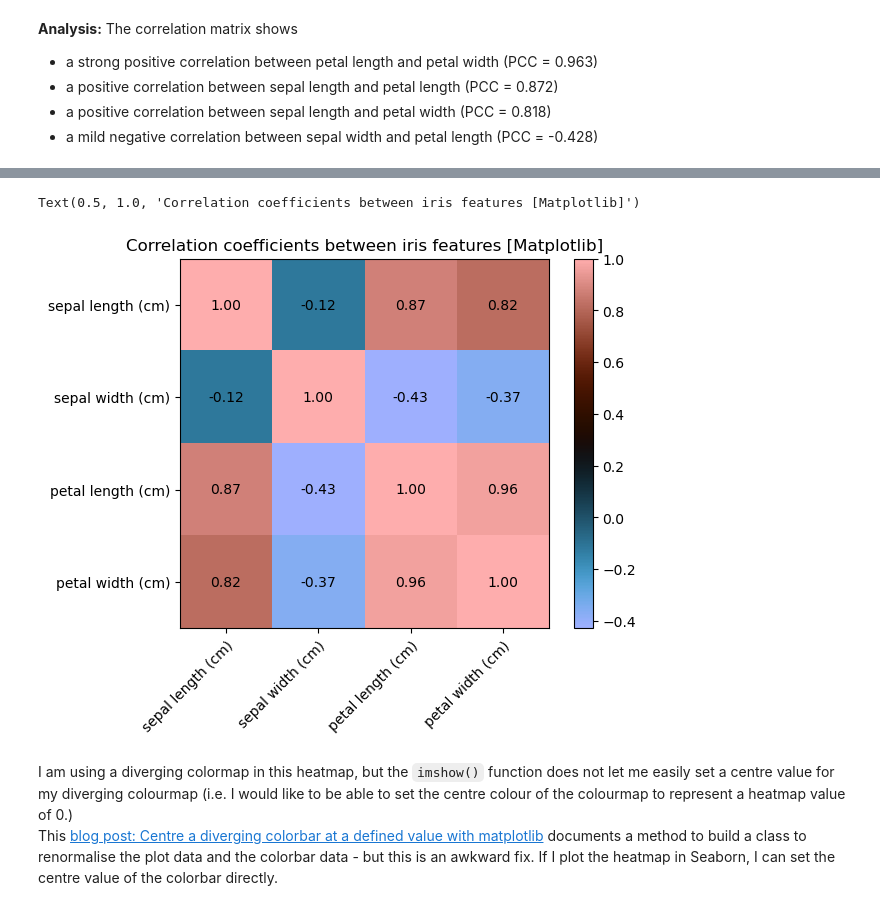
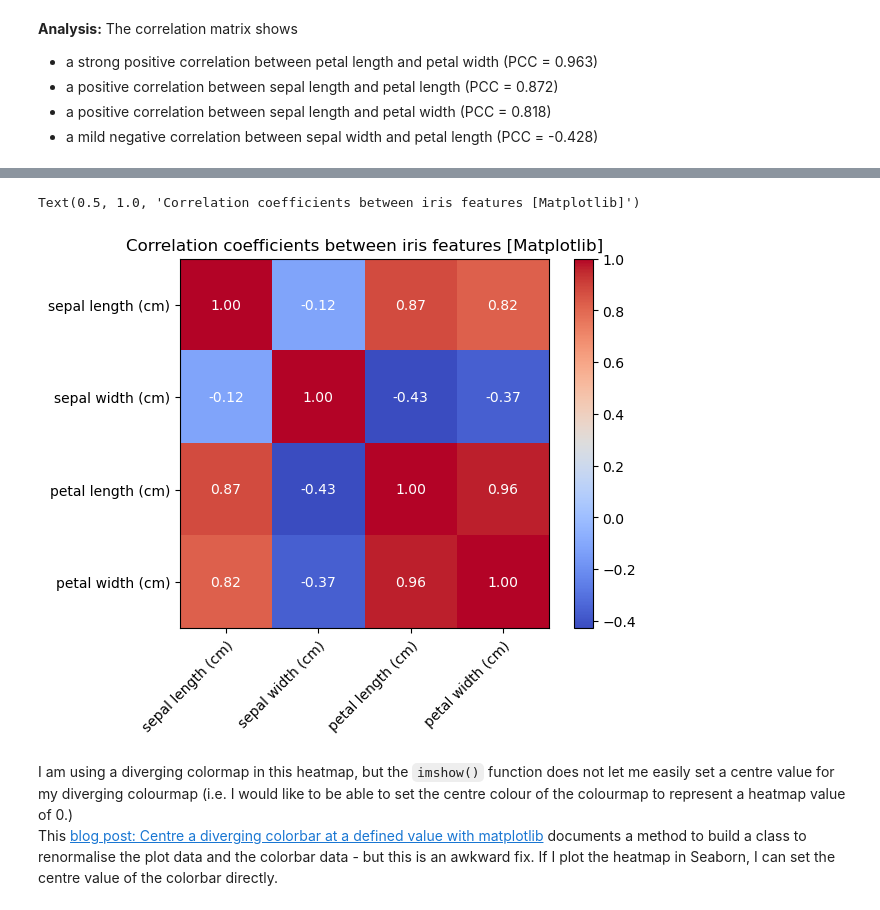
Before and after one commit to SuColl/principles_of_data_analytics, a Jupyter notebook: tasks.ipynb, the cells around one changed output, grey strips where cells are left out. Drawn from its saved outputs; the diff is of its cells as text; code cells hidden in the pictures.

```diff
--- a/tasks.ipynb
+++ b/tasks.ipynb
@@ -893,29 +900,29 @@ which lets me access a single value for a row/column pair by integer position.
 # %%
 # Create a figure and Axes for this plot
 fig, ax = plt.subplots()
 
 # plot the correlation matrix as a heatmap
-heatmap = ax.imshow(correlation_matrix, cmap="berlin")
+heatmap = ax.imshow(correlation_matrix, cmap="coolwarm")
 
 # Show all ticks and label them with the feature names. Xtics are rotated.
 ax.set_xticks(range(n_features), labels=dataset.feature_names,
             rotation=45, ha="right", rotation_mode="anchor")
 ax.set_yticks(range(n_features), labels=dataset.feature_names)
 
 # Loop over data dimensions and create text annotations.
 for i in range(n_features):
     for j in range(n_features):
         text = ax.text(j, i, f"{correlation_matrix.iat[i, j]:.2f}",
-                    ha="center", va="center", color="k")
+                    ha="center", va="center", color="white")
 
-# Create heatmap
+# Create colorbar for this heatmap
 ax.figure.colorbar(heatmap)
 
 # Set figure title
 ax.set_title("Correlation coefficients between iris features [Matplotlib]")
 # %% [output]
 Text(0.5, 1.0, 'Correlation coefficients between iris features [Matplotlib]')
-[figure, old version]
+[figure, new version]
 # %% [markdown]
 I am using a diverging colormap in this heatmap, but the `imshow()` function does not let me easily set a centre value for my diverging colourmap (i.e. I would like to be able to set the centre colour of the colourmap to represent a heatmap value of 0.)
 This [blog post: Centre a diverging colorbar at a defined value with matplotlib](https://chris35wills.github.io/matplotlib_diverging_colorbar/) documents a method to build a class to renormalise the plot data and the colorbar data - but this is an awkward fix. If I plot the heatmap in Seaborn, I can set the centre value of the colorbar directly.
```
Also changed, not shown: parts of 4 cells of this notebook.
